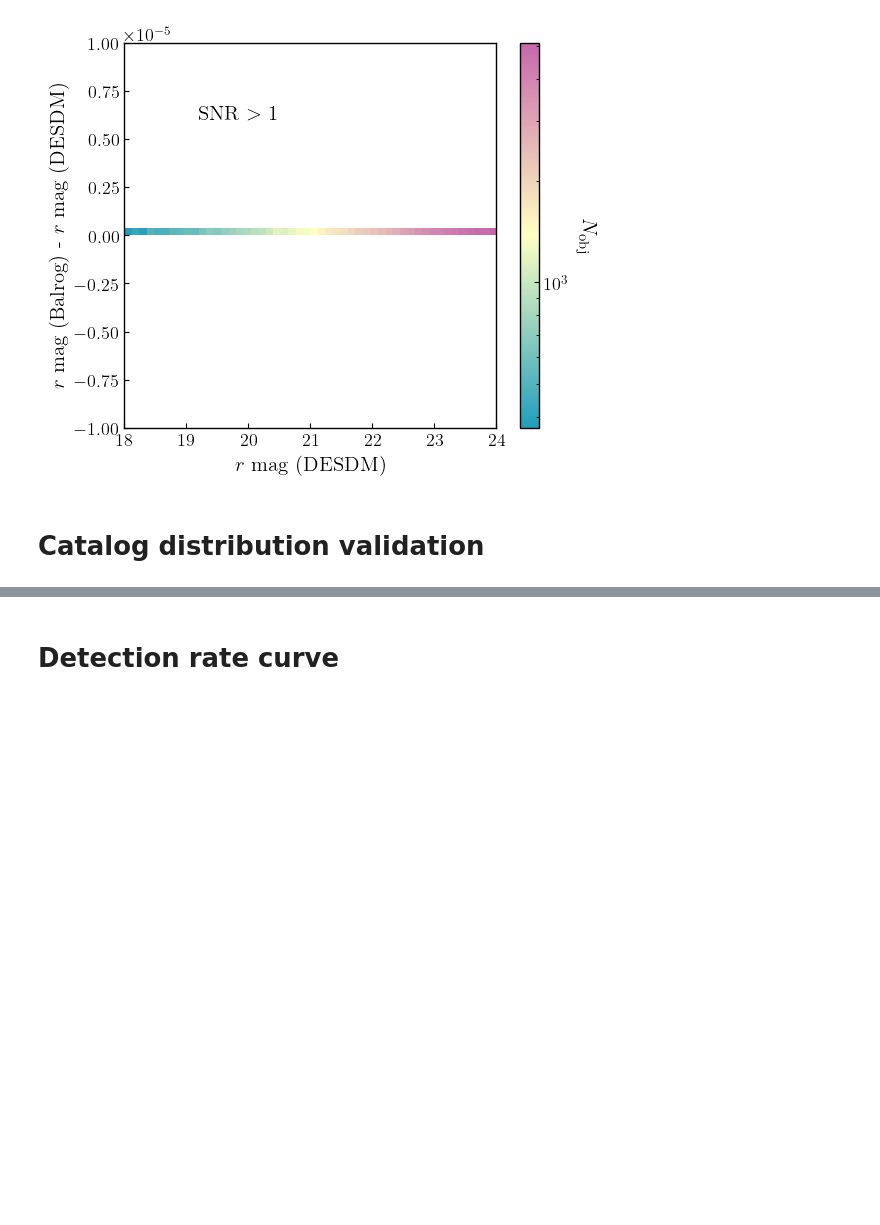
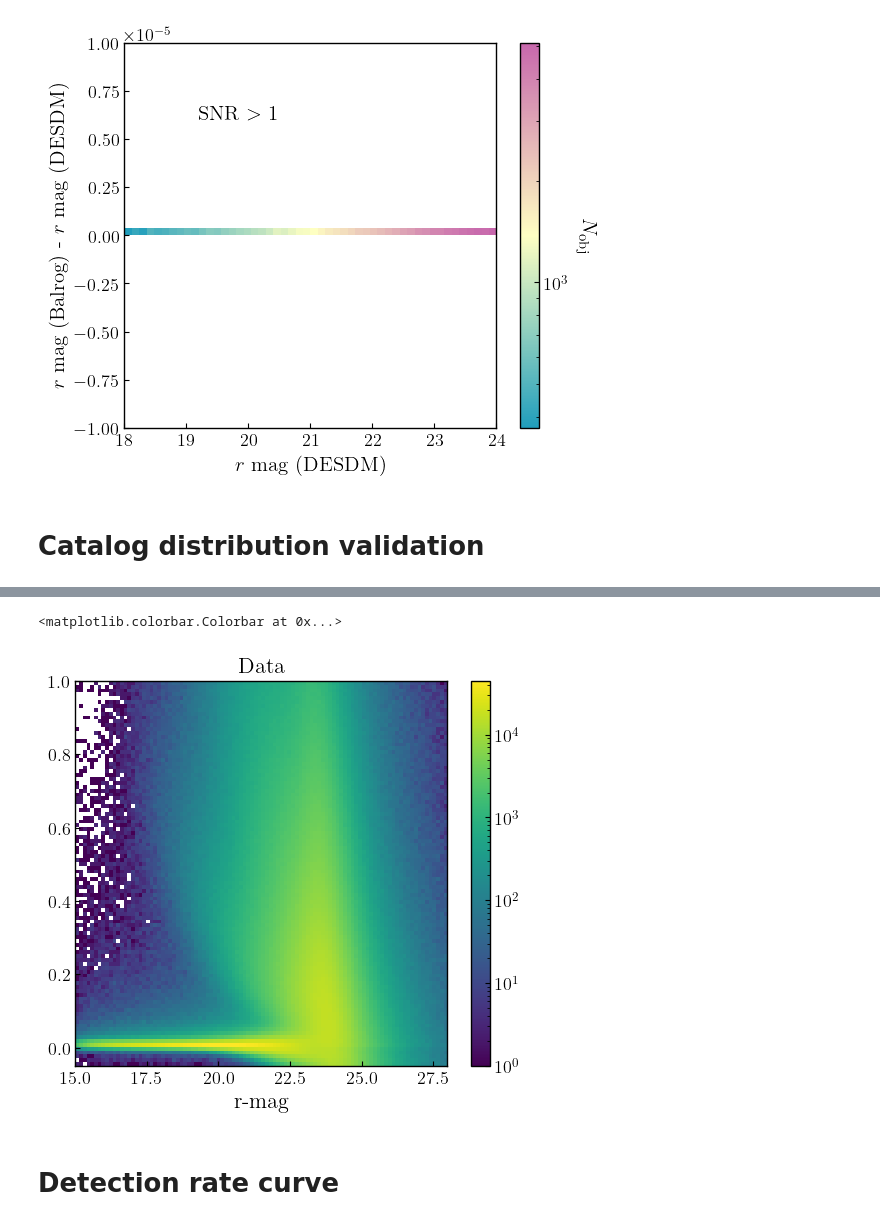
Before and after one commit to DhayaaAnbajagane/CosmicShearPhotoZ, a Jupyter notebook: paper_plots/Balrog.ipynb, the cells around one changed output, grey strips where cells are left out. Cells and saved outputs as stored; diff of their text form; code cells hidden in the pictures; blank space fills up the shorter version.

```diff
--- a/paper_plots/Balrog.ipynb
+++ b/paper_plots/Balrog.ipynb
@@ -179,3 +233,15 @@ SIZE: 790552
+# %%
+import matplotlib as mpl
+plt.figure(figsize = (6,5))
+plt.hist2d(B['r'], B['T'], bins = 100, range = [(15, 28), (-0.05, 1.0)], norm = mpl.colors.LogNorm());
+plt.xlabel('r-mag', size = 16)
+# plt.ylabel('T', size = 16)
+
+plt.title('Data', size = 16)
+plt.colorbar()
+# %% [output]
+<matplotlib.colorbar.Colorbar at 0x...>
+[figure, added]
 # %% [markdown]
 # Detection rate curve
 # %%
```
Also changed, not shown: parts of 6 cells of this notebook, 10 other files.
